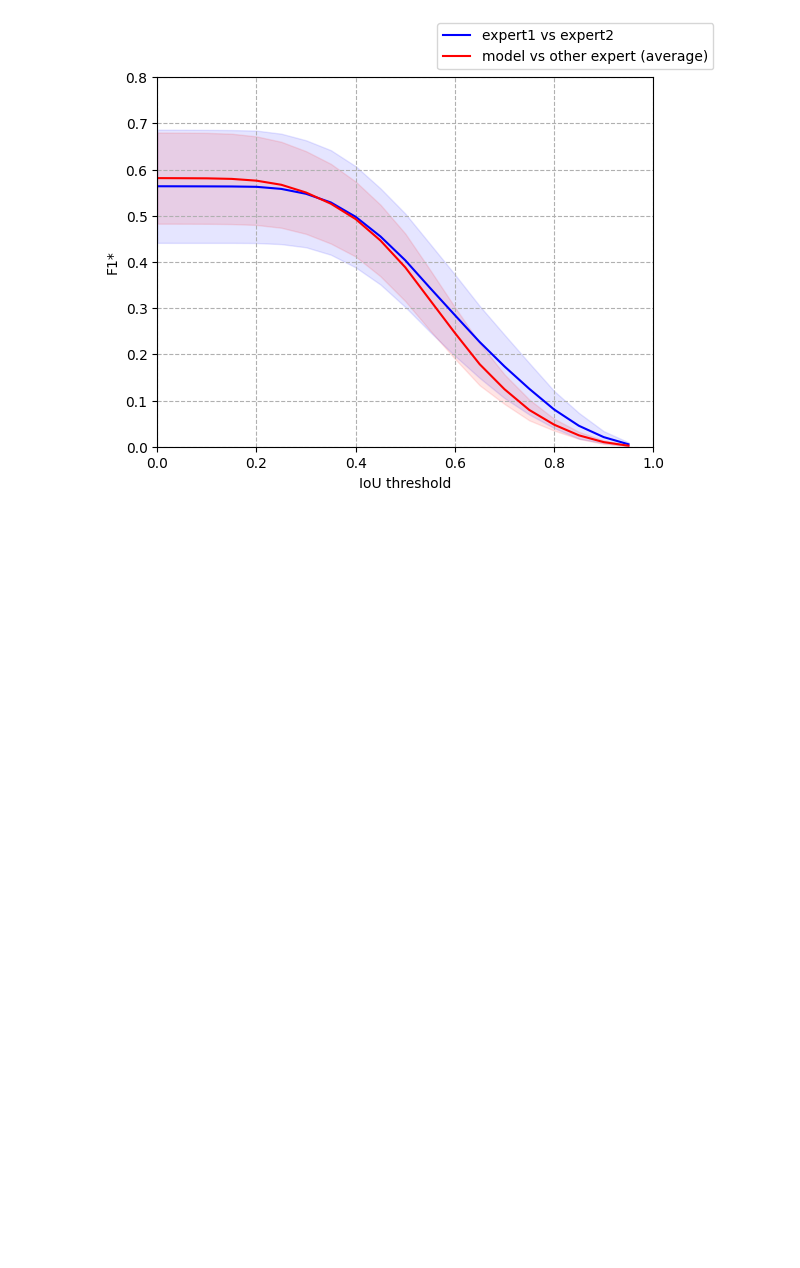
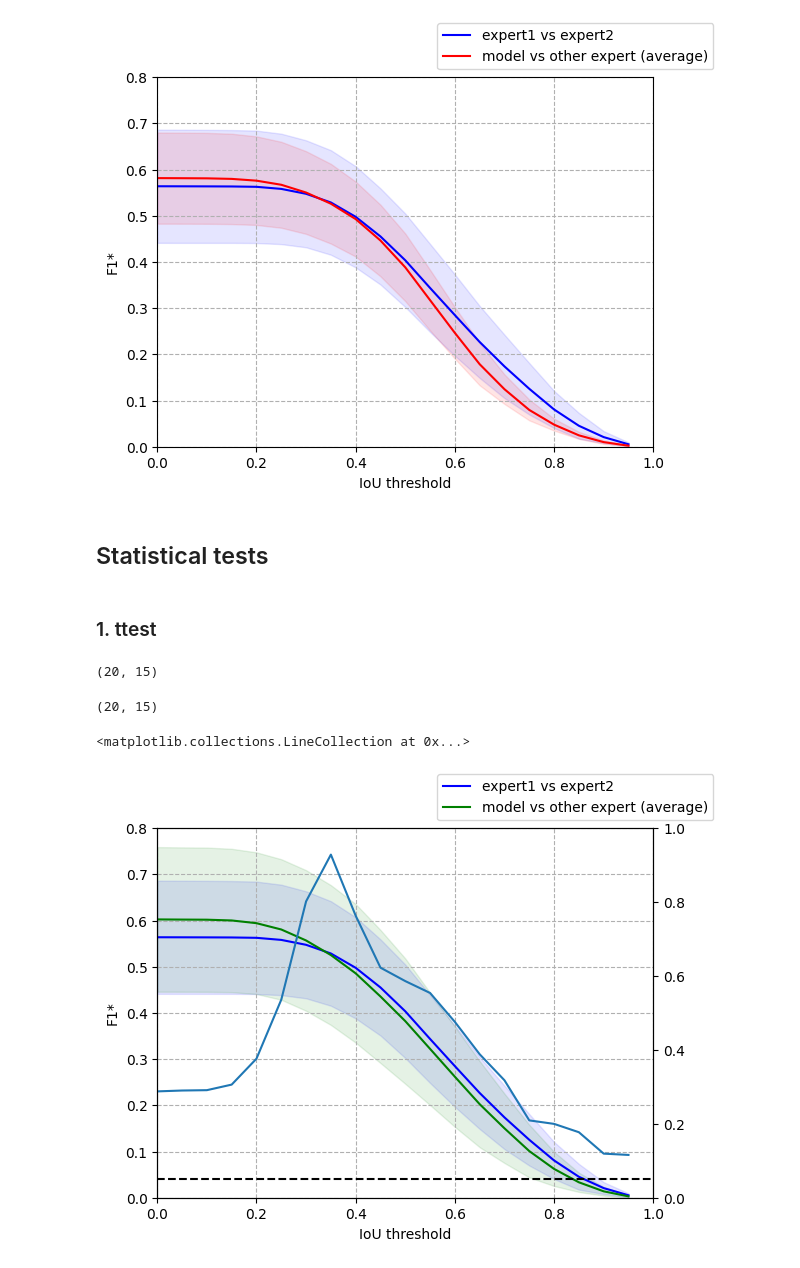
Before and after one commit to quiquegurdiel/SpinCo, a Jupyter notebook: Experiment007_interpredictability.ipynb, the cells around one changed output. Saved outputs shown, nothing was run; the diff lists cells and outputs as text; code cells hidden in the pictures; blank space fills up the shorter version.

Commit message:
statistical tests

```diff
--- a/Experiment007_interpredictability.ipynb
+++ b/Experiment007_interpredictability.ipynb
@@ -642,3 +642,41 @@ fig.legend(['expert1 vs expert2','model vs other expert (average)'])
 # %% [output]
 <matplotlib.legend.Legend at 0x...>
 [figure]
+# %% [markdown]
+## Statistical tests
+# %% [markdown]
+### 1. ttest
+# %%
+sampleF1_0.shape
+# %% [output]
+(20, 15)
+# %%
+sampleF1_3.shape
+# %% [output]
+(20, 15)
+# %%
+from scipy.stats import ttest_rel
+pvalues_1=[]
+for i in range(20):
+    ttest_res=ttest_rel(sampleF1_0[i,:],sampleF1_1[i,:])
+    pvalues_1.append(ttest_res.pvalue)
+# %%
+fig, ax = plt.subplots()
+ax.grid(linestyle='--')
+ax.plot(sampleIoUs,np.mean(sampleF1_0,1),color='b')
+ax.plot(sampleIoUs,np.mean(sampleF1_1,1),color='g')
+ax.fill_between(sampleIoUs, np.mean(sampleF1_0,1)-1*np.std(sampleF1_0,1), np.mean(sampleF1_0,1)+1*np.std(sampleF1_0,1), color='b', alpha=.1)
+ax.fill_between(sampleIoUs, np.mean(sampleF1_1,1)-1*np.std(sampleF1_1,1), np.mean(sampleF1_1,1)+1*np.std(sampleF1_1,1), color='g', alpha=.1)
+ax.set_xlim([0, 1])
+ax.set_ylim([0,0.8])
+ax.set_xlabel('IoU threshold')
+ax.set_ylabel('F1*')
+fig.legend(['expert1 vs expert2','model vs other expert (average)'])
+ax2=ax.twinx()
+ax2.set_ylim([0,1])
+
+ax2.plot(sampleIoUs,pvalues_1)
+ax2.hlines(0.05,0,1,linestyles='--',colors='k')
+# %% [output]
+<matplotlib.collections.LineCollection at 0x...>
+[figure, added]
```
Also changed, not shown: parts of 28 cells of this notebook.
